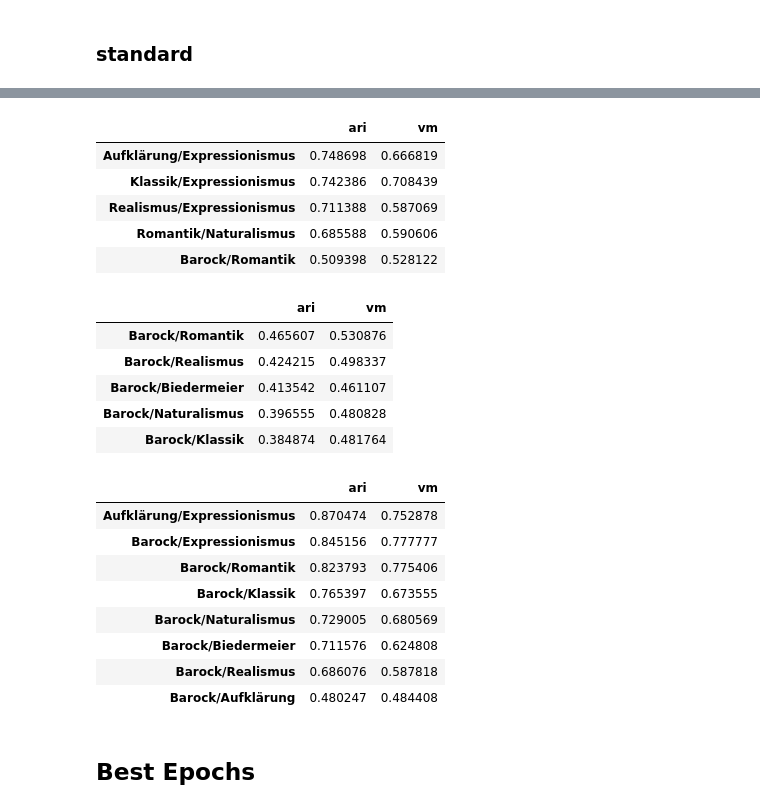
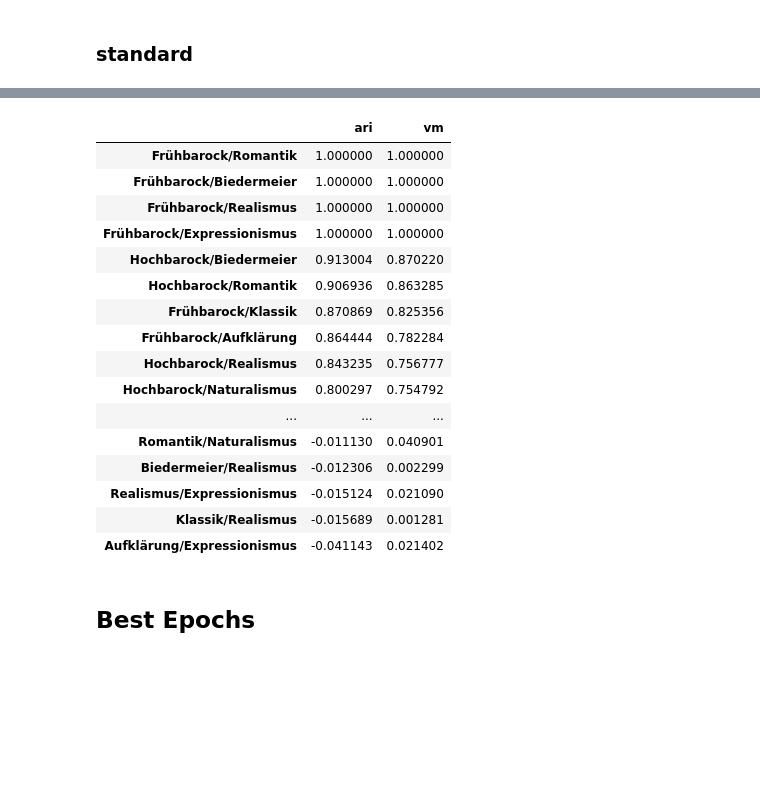
Before and after one commit to realjanpaulus/clusterpoems, a Jupyter notebook: app/evaluation.ipynb, the cells around one changed output, grey strips where cells are left out. Drawn from its saved outputs; the diff is of its cells as text; code cells hidden in the pictures; blank space fills up the shorter version.

```diff
--- a/app/evaluation.ipynb
+++ b/app/evaluation.ipynb
@@ -22,6 +22,7 @@ else:
 
 RESULTS_PATH_KMEANS = f"../results/{DIR}kmeans_results_amann{addition}.json"
 RESULTS_PATH_DBSCAN = f"../results/{DIR}dbscan_results_amann{addition}.json"
+RESULTS_PATH_KMEDOIDS = f"../results/{DIR}kmedoids_results_amann{addition}.json"
 RESULTS_PATH_GMM = f"../results/{DIR}gmm_results_amann{addition}.json"
 MAX_ARI = 0.5
 MIN_ARI = -0.1
@@ -48,8 +49,17 @@ dbscan_scores = {}
 for k,v in dbscan.items():
     dbscan_scores[k] = v["scores"]
 
+
+# kmedoids
+with open(RESULTS_PATH_KMEDOIDS) as f:
+    kmedoids = json.load(f)
+
+kmedoids_scores = {}
+
+for k,v in kmedoids.items():
+    kmedoids_scores[k] = v["scores"]
+
 # gmm
-"""
 with open(RESULTS_PATH_GMM) as f:
     gmm = json.load(f)
 
@@ -57,4 +67,3 @@ gmm_scores = {}
 
 for k,v in gmm.items():
     gmm_scores[k] = v["scores"]
-"""
@@ -68,9 +75,0 @@ kmeans_score_df = pd.DataFrame.from_dict(kmeans_scores,
-# %%
-kmeans_score_df.head(5)
-# %% [output]
-|  | ari | vm |
-| Aufklärung/Expressionismus | 0.748698 | 0.666819 |
-| Klassik/Expressionismus | 0.742386 | 0.708439 |
-| Realismus/Expressionismus | 0.711388 | 0.587069 |
-| Romantik/Naturalismus | 0.685588 | 0.590606 |
-| Barock/Romantik | 0.509398 | 0.528122 |
@@ -80,27 +84,25 @@ dbscan_score_df = pd.DataFrame.from_dict(dbscan_scores,
-# %%
-dbscan_score_df.head(5)
-# %% [output]
-|  | ari | vm |
-| Barock/Romantik | 0.465607 | 0.530876 |
-| Barock/Realismus | 0.424215 | 0.498337 |
-| Barock/Biedermeier | 0.413542 | 0.461107 |
-| Barock/Naturalismus | 0.396555 | 0.480828 |
-| Barock/Klassik | 0.384874 | 0.481764 |
 # %%
 gmm_score_df = pd.DataFrame.from_dict(gmm_scores,
                                            orient="index").sort_values("ari", ascending=False)
+gmm_score_df
+# %% [output]
+|  | ari | vm |
+| Frühbarock/Romantik | 1.000000 | 1.000000 |
+| Frühbarock/Biedermeier | 1.000000 | 1.000000 |
+| Frühbarock/Realismus | 1.000000 | 1.000000 |
+| Frühbarock/Expressionismus | 1.000000 | 1.000000 |
+| Hochbarock/Biedermeier | 0.913004 | 0.870220 |
+| Hochbarock/Romantik | 0.906936 | 0.863285 |
+| Frühbarock/Klassik | 0.870869 | 0.825356 |
+| Frühbarock/Aufklärung | 0.864444 | 0.782284 |
+| Hochbarock/Realismus | 0.843235 | 0.756777 |
+| Hochbarock/Naturalismus | 0.800297 | 0.754792 |
+| ... | ... | ... |
+| Romantik/Naturalismus | -0.011130 | 0.040901 |
+| Biedermeier/Realismus | -0.012306 | 0.002299 |
+| Realismus/Expressionismus | -0.015124 | 0.021090 |
+| Klassik/Realismus | -0.015689 | 0.001281 |
+| Aufklärung/Expressionismus | -0.041143 | 0.021402 |
-# %%
-gmm_score_df.head(8)
-# %% [output]
-|  | ari | vm |
-| Aufklärung/Expressionismus | 0.870474 | 0.752878 |
-| Barock/Expressionismus | 0.845156 | 0.777777 |
-| Barock/Romantik | 0.823793 | 0.775406 |
-| Barock/Klassik | 0.765397 | 0.673555 |
-| Barock/Naturalismus | 0.729005 | 0.680569 |
-| Barock/Biedermeier | 0.711576 | 0.624808 |
-| Barock/Realismus | 0.686076 | 0.587818 |
-| Barock/Aufklärung | 0.480247 | 0.484408 |
 # %% [markdown]
 ## Best Epochs
 # %%
```
Also changed, not shown: parts of 26 cells of this notebook, 47 other files.
